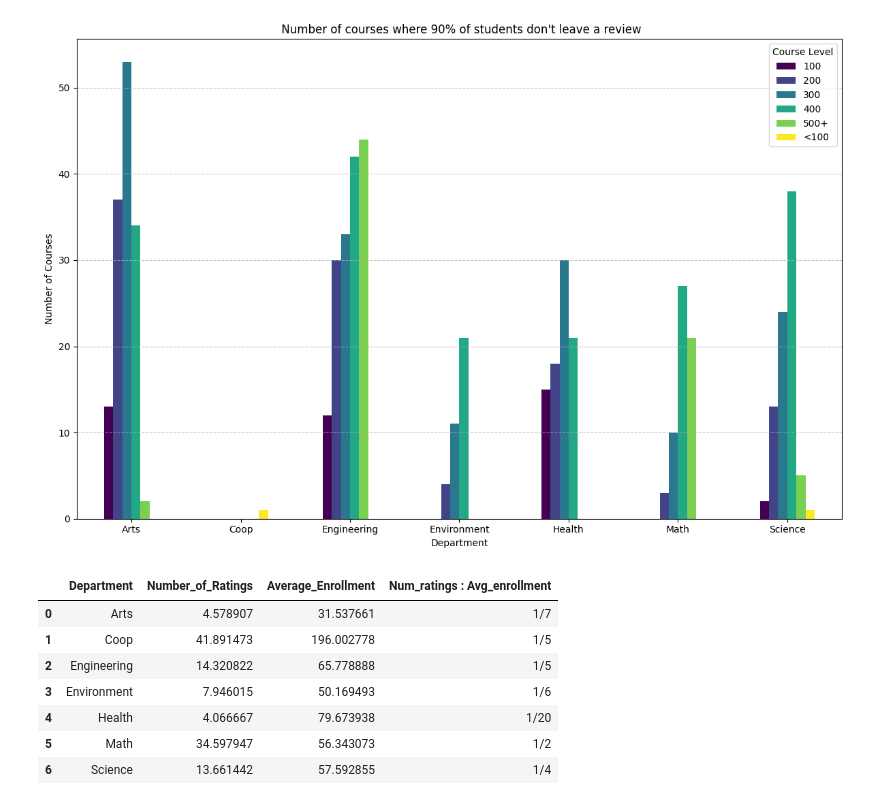
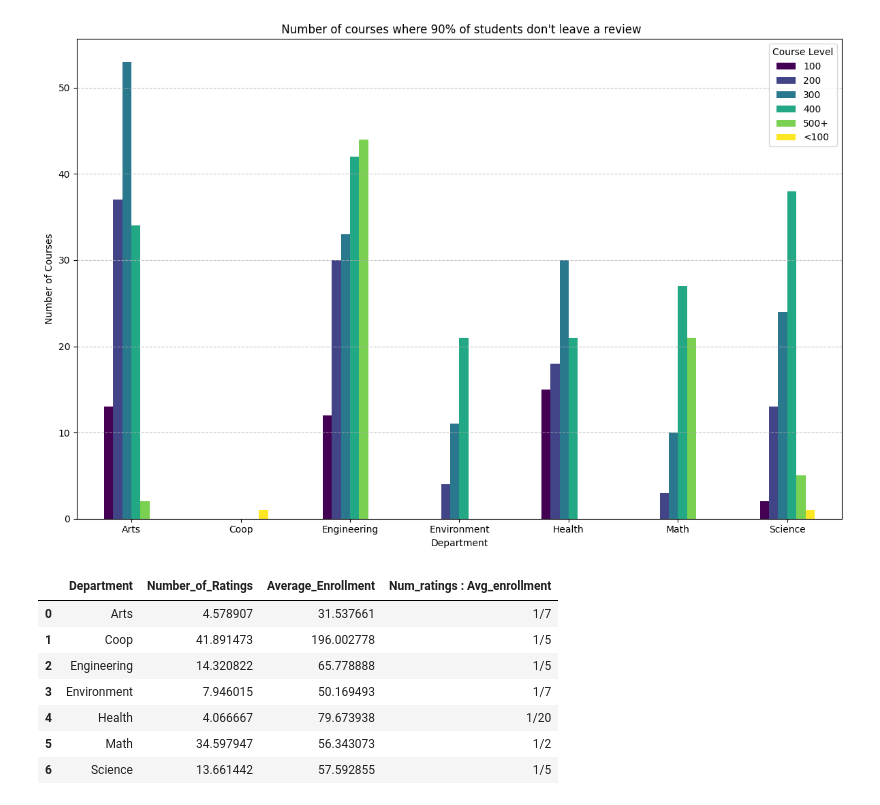
Before and after one commit to s2shams/UW-Course-Analysis, a Jupyter notebook: Data Visualization Final.ipynb, the cells around one changed output. Saved outputs shown, nothing was run; the diff lists cells and outputs as text; code cells hidden in the pictures.

```diff
--- a/Data Visualization Final.ipynb
+++ b/Data Visualization Final.ipynb
@@ -245,14 +245,14 @@ plt.show()
 # %%
 df = course_df.groupby("Department").mean().reset_index()
 df["Num_ratings : Avg_enrollment"] = df["Number_of_Ratings"] / df["Average_Enrollment"]
-df["Num_ratings : Avg_enrollment"] = df["Num_ratings : Avg_enrollment"].apply(lambda x: f"1/{round(1/x)}")
+df["Num_ratings : Avg_enrollment"] = df["Num_ratings : Avg_enrollment"].apply(lambda x: f"1/{math.ceil(1/x)}")
 df[["Department", "Number_of_Ratings", "Average_Enrollment", "Num_ratings : Avg_enrollment"]]
 # %% [output]
 |  | Department | Number_of_Ratings | Average_Enrollment | Num_ratings : Avg_enrollment |
 | 0 | Arts | 4.578907 | 31.537661 | 1/7 |
 | 1 | Coop | 41.891473 | 196.002778 | 1/5 |
 | 2 | Engineering | 14.320822 | 65.778888 | 1/5 |
-| 3 | Environment | 7.946015 | 50.169493 | 1/6 |
+| 3 | Environment | 7.946015 | 50.169493 | 1/7 |
 | 4 | Health | 4.066667 | 79.673938 | 1/20 |
 | 5 | Math | 34.597947 | 56.343073 | 1/2 |
-| 6 | Science | 13.661442 | 57.592855 | 1/4 |
+| 6 | Science | 13.661442 | 57.592855 | 1/5 |
```
Also changed, not shown: parts of 10 cells of this notebook.
